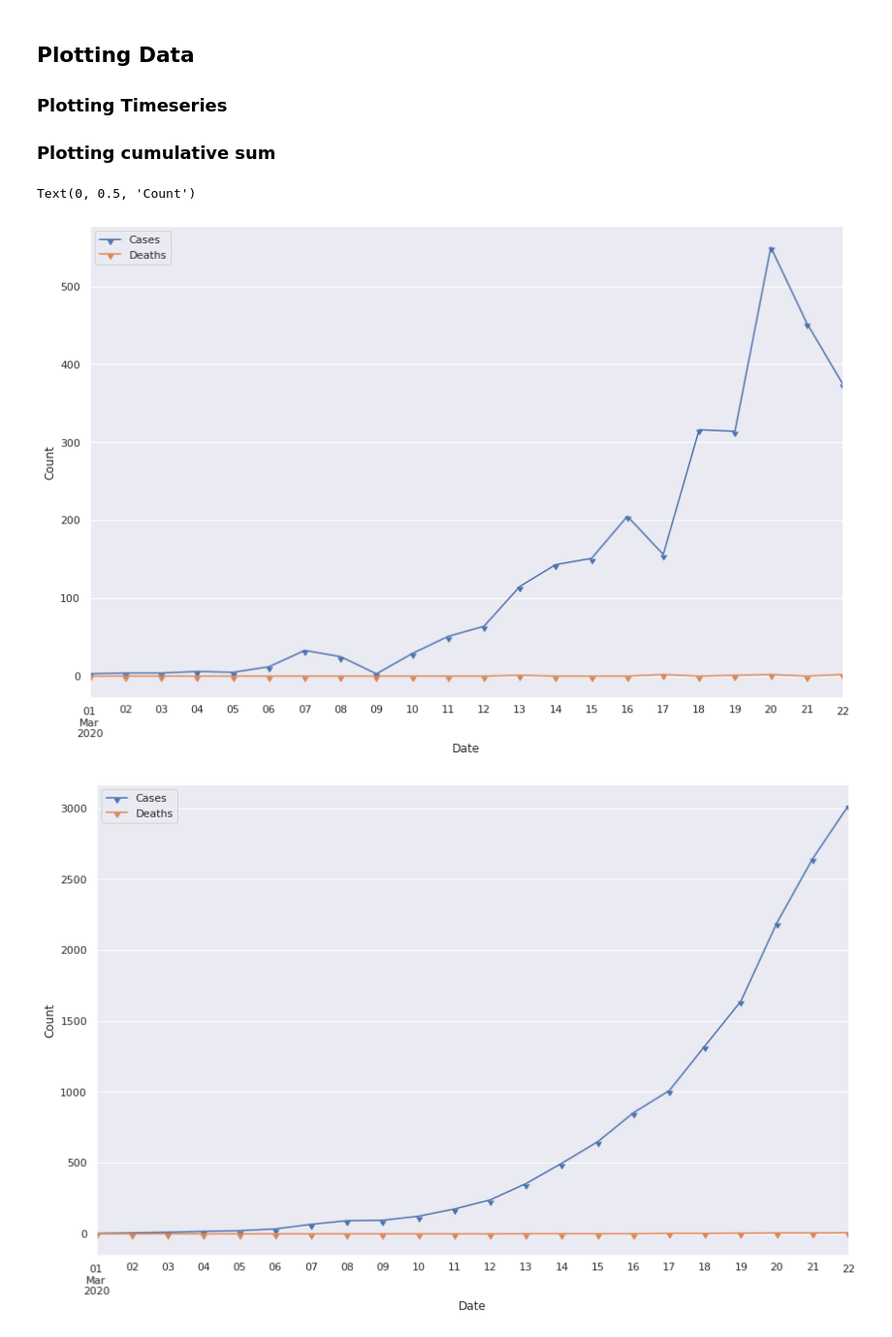
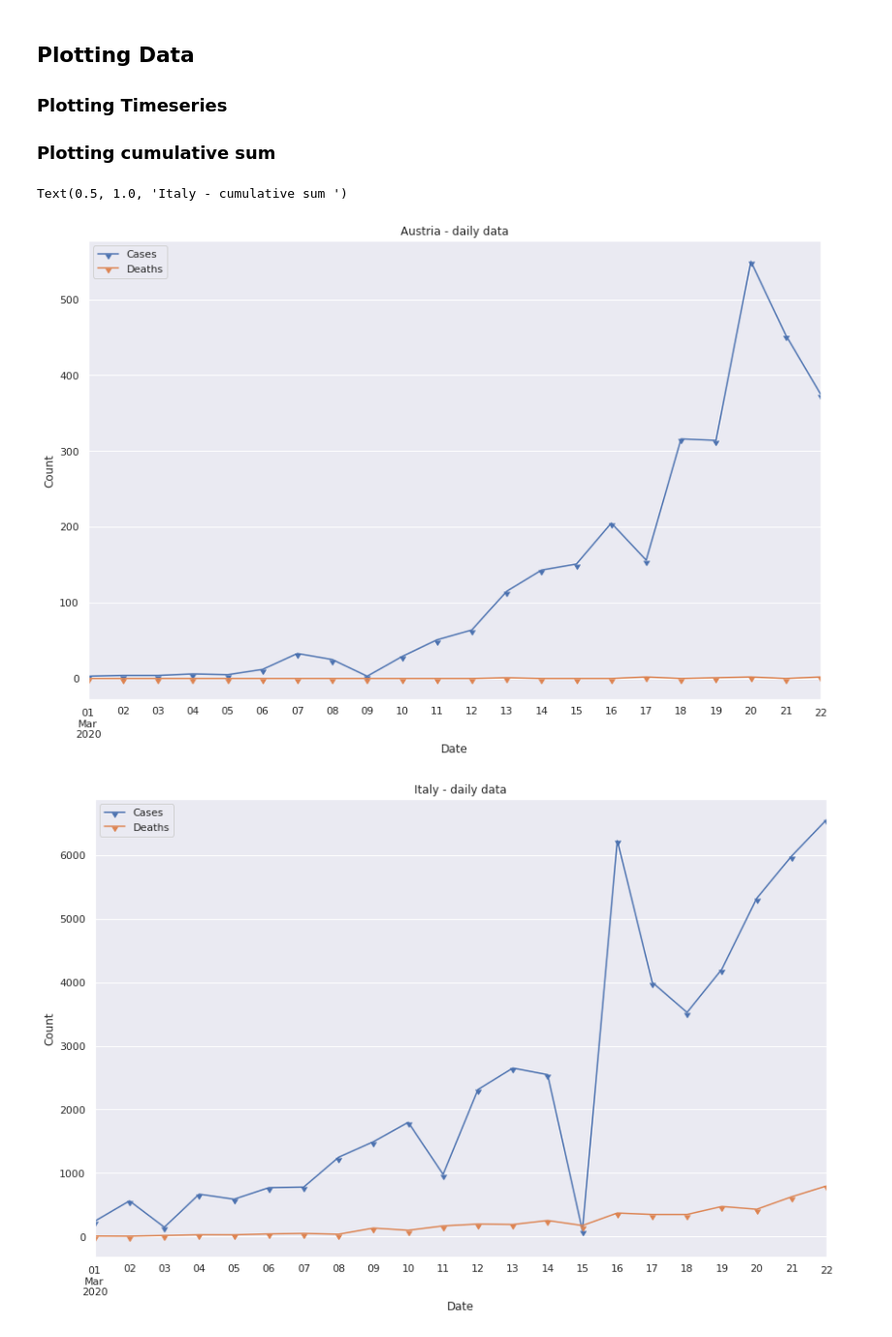
Before and after one commit to OliverZott/covid19_data, a Jupyter notebook: covid_dataAnalysis.ipynb, the cells around one changed output. Shown at 97% size. Drawn from its saved outputs; the diff is of its cells as text; code cells hidden in the pictures.

Commit message:
added italy-plot

```diff
--- a/covid_dataAnalysis.ipynb
+++ b/covid_dataAnalysis.ipynb
@@ -140,18 +140,33 @@ array([[22, 3, 2020, ..., 0, 'Afghanistan', 'AF'],
 # %%
 # ----------------------- Read file -----------------------
 df_aut = df.loc[df['Countries and territories']=='Austria']
+df_it = df.loc[df['Countries and territories']=='Italy']
 df_aut = df_aut.sort_index(ascending=True)
+df_it = df_it.sort_index(ascending=True)
 df_aut_march = df_aut.loc['2020-03-01':'2020-03-22']
+df_it_march = df_it.loc['2020-03-01':'2020-03-22']
 
 
 ax = df_aut_march.plot(y=['Cases','Deaths'], grid=True, marker=11, figsize=(14,9))
 ax.set_xlabel("Date")
 ax.set_ylabel("Count")
+ax.set_title("Austria - daily data")
+
+ax = df_it_march.plot(y=['Cases','Deaths'], grid=True, marker=11, figsize=(14,9))
+ax.set_xlabel("Date")
+ax.set_ylabel("Count")
+ax.set_title("Italy - daily data")
 
 ax = df_aut_march.cumsum().plot(y=['Cases','Deaths'], grid=True, marker=11, figsize=(14,9))
 ax.set_xlabel("Date")
 ax.set_ylabel("Count")
+ax.set_title("Austria - cumulative sum ")
+
+ax = df_it_march.cumsum().plot(y=['Cases','Deaths'], grid=True, marker=11, figsize=(14,9))
+ax.set_xlabel("Date")
+ax.set_ylabel("Count")
+ax.set_title("Italy - cumulative sum ")
 # %% [output]
-Text(0, 0.5, 'Count')
+Text(0.5, 1.0, 'Italy - cumulative sum ')
-[figure, old version]
+[figure, new version]
-[figure, old version]
+[figure, new version]
```
Also changed, not shown: parts of 1 cell of this notebook.
